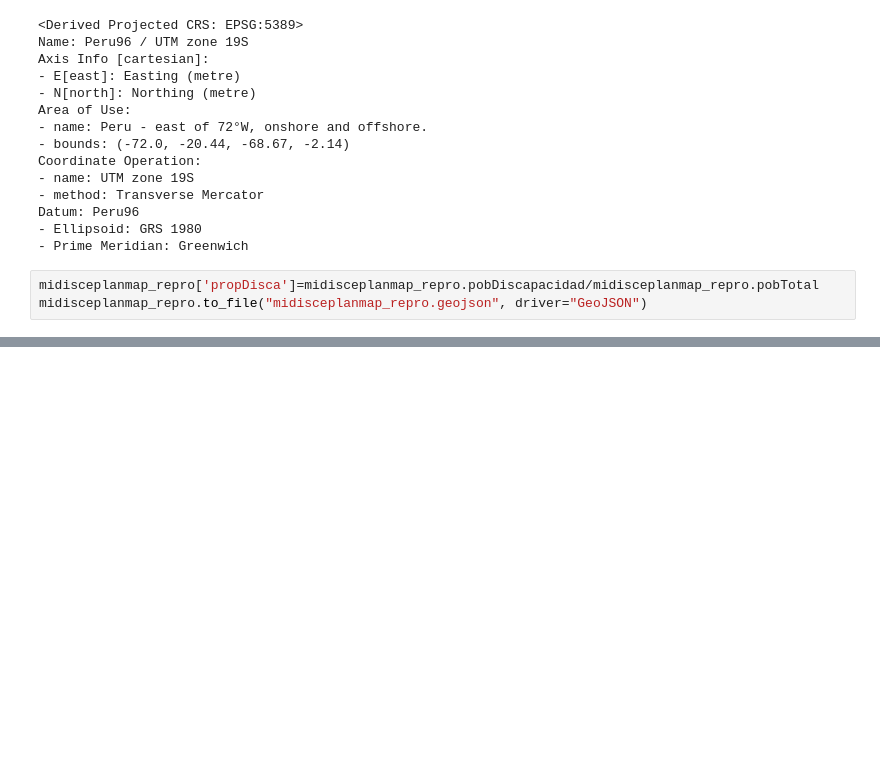
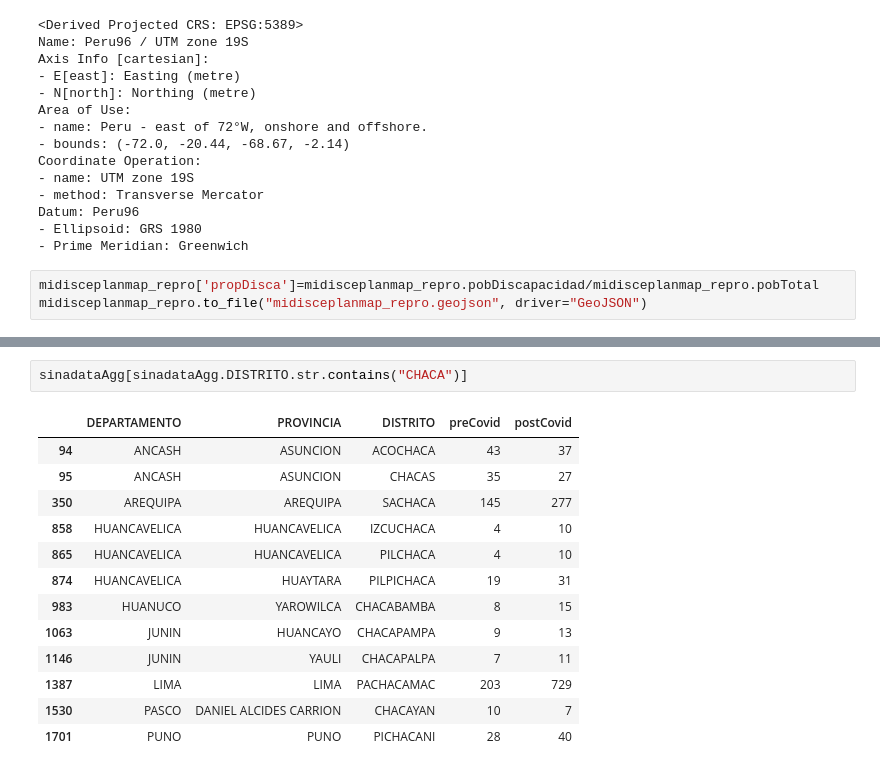
Before and after one commit to MAGALLANESJoseManuel/Midis_Bono600, a Jupyter notebook: PreDataMidis.ipynb, the cells around one changed output, grey strips where cells are left out. Saved outputs shown, nothing was run; the diff lists cells and outputs as text; blank space fills up the shorter version.

```diff
--- a/PreDataMidis.ipynb
+++ b/PreDataMidis.ipynb
@@ -1297,0 +1482,16 @@ midisceplanmap_repro.to_file("midisceplanmap_repro.geojson", driver="GeoJSON")
+# %%
+sinadataAgg[sinadataAgg.DISTRITO.str.contains("CHACA")]
+# %% [output]
+|  | DEPARTAMENTO | PROVINCIA | DISTRITO | preCovid | postCovid |
+| 94 | ANCASH | ASUNCION | ACOCHACA | 43 | 37 |
+| 95 | ANCASH | ASUNCION | CHACAS | 35 | 27 |
+| 350 | AREQUIPA | AREQUIPA | SACHACA | 145 | 277 |
+| 858 | HUANCAVELICA | HUANCAVELICA | IZCUCHACA | 4 | 10 |
+| 865 | HUANCAVELICA | HUANCAVELICA | PILCHACA | 4 | 10 |
+| 874 | HUANCAVELICA | HUAYTARA | PILPICHACA | 19 | 31 |
+| 983 | HUANUCO | YAROWILCA | CHACABAMBA | 8 | 15 |
+| 1063 | JUNIN | HUANCAYO | CHACAPAMPA | 9 | 13 |
+| 1146 | JUNIN | YAULI | CHACAPALPA | 7 | 11 |
+| 1387 | LIMA | LIMA | PACHACAMAC | 203 | 729 |
+| 1530 | PASCO | DANIEL ALCIDES CARRION | CHACAYAN | 10 | 7 |
+| 1701 | PUNO | PUNO | PICHACANI | 28 | 40 |
```
Also changed, not shown: parts of 39 cells of this notebook, 2 other files.
